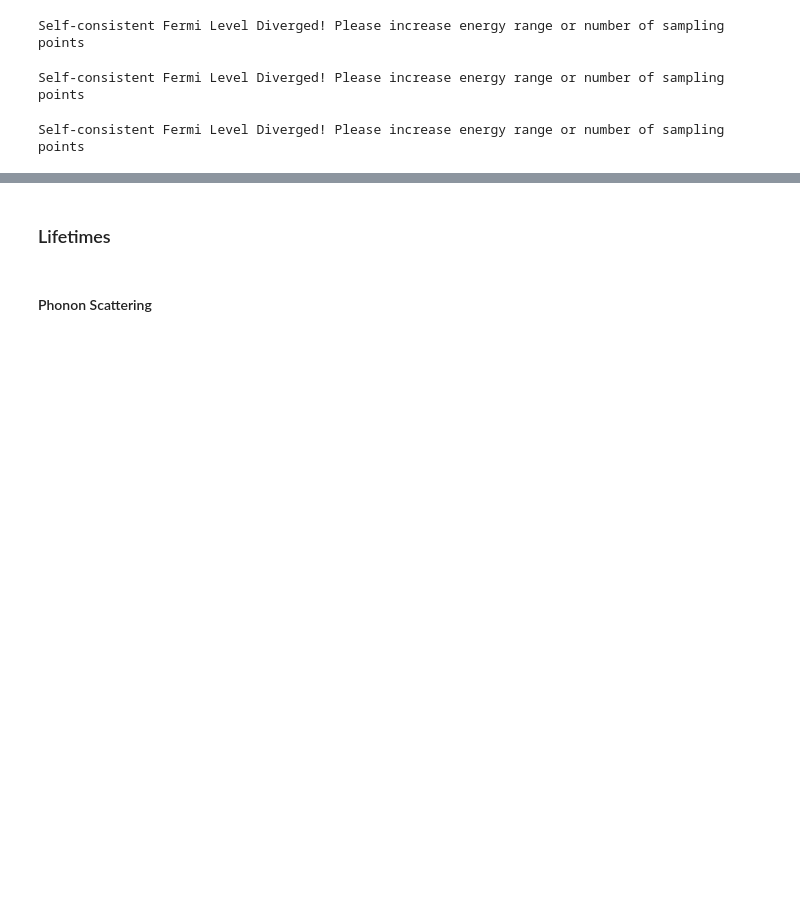
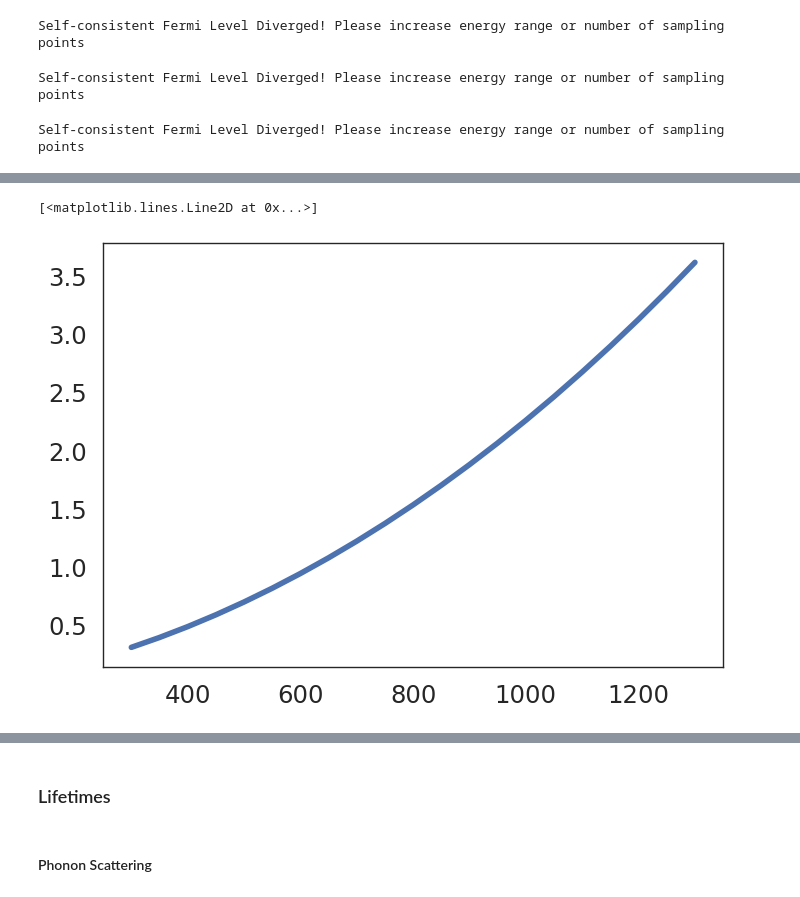
Before and after one commit to ariahosseini/ThermoElectric, a Jupyter notebook: ElectronTransport.ipynb, the cells around one changed output, grey strips where cells are left out. Drawn from its saved outputs; the diff is of its cells as text; code cells hidden in the pictures; blank space fills up the shorter version.

```diff
--- a/ElectronTransport.ipynb
+++ b/ElectronTransport.ipynb
@@ -1784,3 +1997,24 @@ Nc = compute_effective_density_of_states(temp=tmpr)
+# %%
+def compute_effective_density_of_states(temp):
+    """
+    Compute the effective density of states Nc.
+
+    Parameters
+    ----------
+    temp : np.ndarray
+        Temperature range.
+    Returns
+    -------
+    np.ndarray
+        Effective density of states Nc.
+    """
+    return 2 * (mass_cond * k_B * temp / h_bar**2 / (2 * np.pi) / e2C)**(3./2)
+mass_cond = 0.23 * electron_mass * (1 + 5 * nonparabolic_term * k_B * tmpr)
+Nc = compute_effective_density_of_states(temp=tmpr)
+plt.plot(tmpr[0], Nc[0]*1e-25)
+# %% [output]
+[<matplotlib.lines.Line2D at 0x...>]
+[figure, added]
 # %%
 # Load Fermi energy levels from files
 Ef_0pct = np.loadtxt("Output_Files/Ef-no-inc.out")
```
Also changed, not shown: parts of 18 cells of this notebook.
